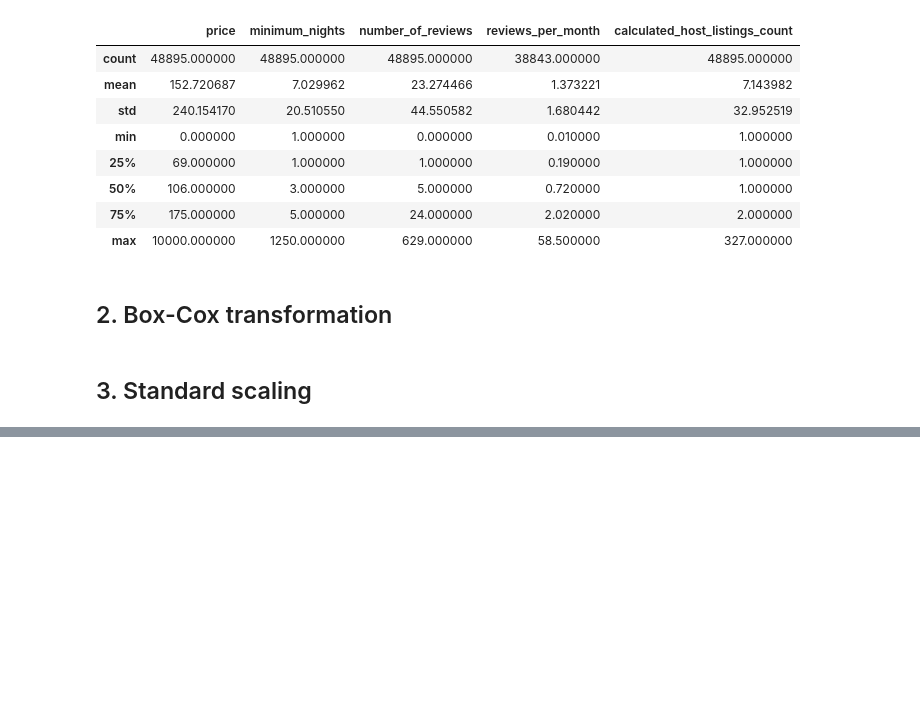
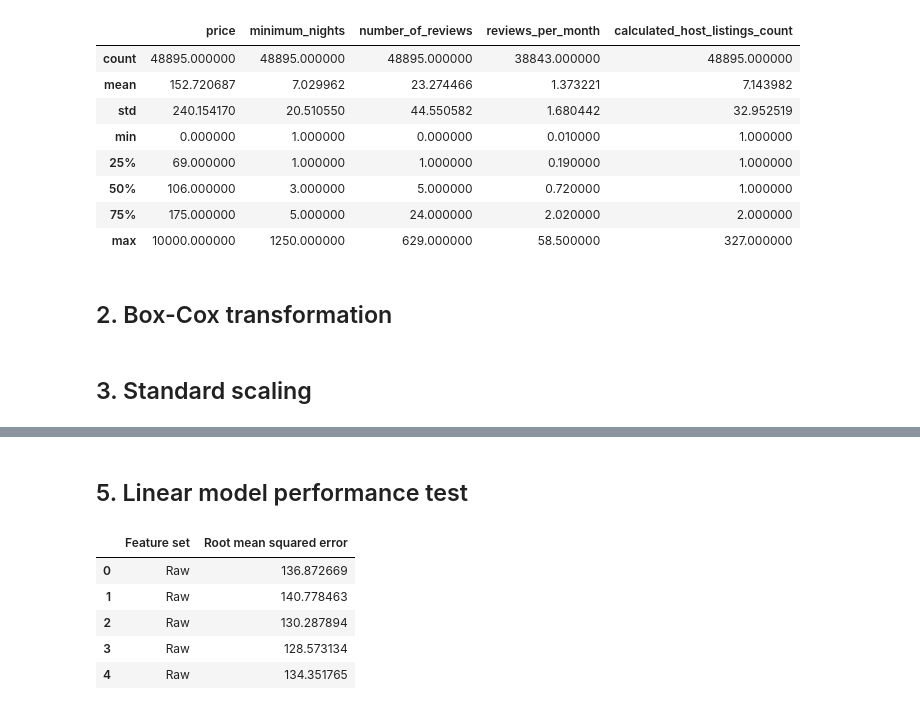
Before and after one commit to gperdrizet/gperdrizet-data-preprocessing-project-tutorial, a Jupyter notebook: gperdrizet-03_feature_engineering.ipynb, the cells around one changed output, grey strips where cells are left out. Drawn from its saved outputs; the diff is of its cells as text; code cells hidden in the pictures; blank space fills up the shorter version.

```diff
--- a/gperdrizet-03_feature_engineering.ipynb
+++ b/gperdrizet-03_feature_engineering.ipynb
@@ -190,0 +120,45 @@ plt.show()
+# %% [markdown]
+## 5. Linear model performance test
+# %%
+raw_data_df.dropna(inplace=True)
+transformed_data_df.dropna(inplace=True)
+scaled_transformed_data_df.dropna(inplace=True)
+
+raw_features_scores=cross_val_score(
+    LinearRegression(),
+    raw_data_df[features],
+    raw_data_df[label],
+    scoring='neg_root_mean_squared_error',
+    cv=cross_validation_folds
+)
+
+scaled_features_scores=cross_val_score(
+    LinearRegression(),
+    transformed_data_df[features],
+    transformed_data_df[label],
+    scoring='neg_root_mean_squared_error',
+    cv=cross_validation_folds
+)
+
+scaled_transformed_features_scores=cross_val_score(
+    LinearRegression(),
+    scaled_transformed_data_df[features],
+    scaled_transformed_data_df[label],
+    scoring='neg_root_mean_squared_error',
+    cv=cross_validation_folds
+)
+
+linear_results={
+    'Feature set': ['Raw']*cross_validation_folds + ['Scaled']*cross_validation_folds + ['Transformed']*cross_validation_folds,
+    'Root mean squared error': list(abs(raw_features_scores)) + list(abs(scaled_transformed_features_scores)) + list(abs(scaled_transformed_features_scores))
+}
+
+linear_results_df=pd.DataFrame.from_dict(linear_results)
+linear_results_df.head()
+# %% [output]
+|  | Feature set | Root mean squared error |
+| 0 | Raw | 136.872669 |
+| 1 | Raw | 140.778463 |
+| 2 | Raw | 130.287894 |
+| 3 | Raw | 128.573134 |
+| 4 | Raw | 134.351765 |
```
Also changed, not shown: parts of 15 cells of this notebook, 1 other file.
